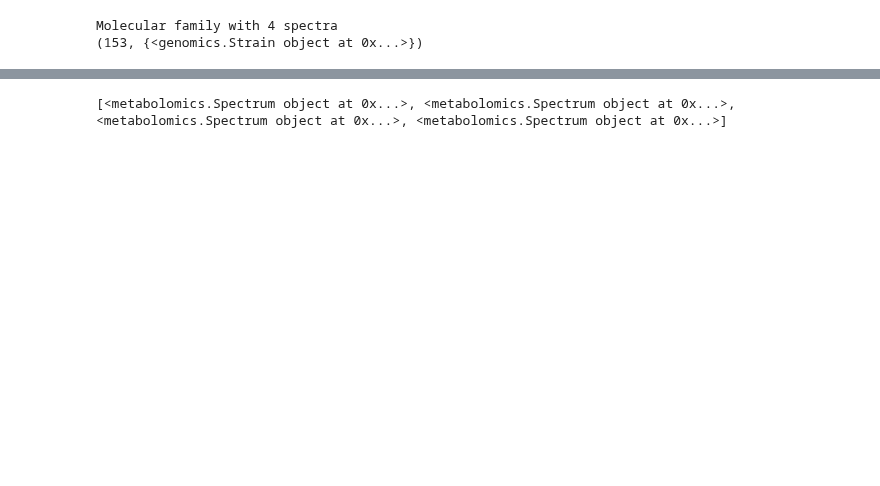
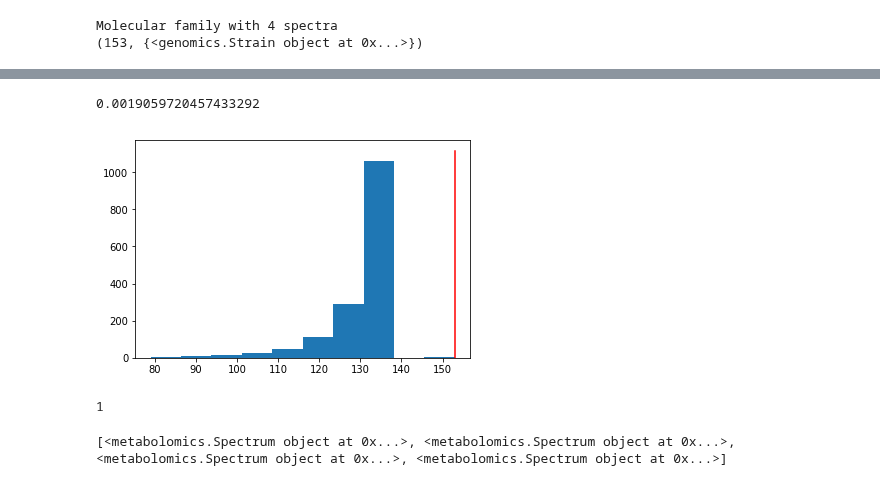
Before and after one commit to NPLinker/nplinker, a Jupyter notebook: prototype/nplinker_example_script.py.ipynb, the cells around one changed output, grey strips where cells are left out. Drawn from its saved outputs; the diff is of its cells as text; code cells hidden in the pictures; blank space fills up the shorter version.

```diff
--- a/prototype/nplinker_example_script.py.ipynb
+++ b/prototype/nplinker_example_script.py.ipynb
@@ -199,0 +215,10 @@ Molecular family with 4 spectra
+# %%
+rr = [a[0] for a in reals]
+plt.hist(rr)
+plt.plot([m[0],m[0]],plt.ylim(),'r')
+p_value = sum((a >= m[0] for a in r))
+p_value/=len(r)
+print(p_value)
+# %% [output]
+0.0019059720457433292
+[figure, added]
@@ -200,3 +230,7 @@ Molecular family with 4 spectra
+# %%
+print(len(ggg[0].random_gcf.strain_set))
+# %% [output]
+1
 # %%
 print(family_found.spectra)
 # %% [output]
```
Also changed, not shown: parts of 6 cells of this notebook, 1 other file.
